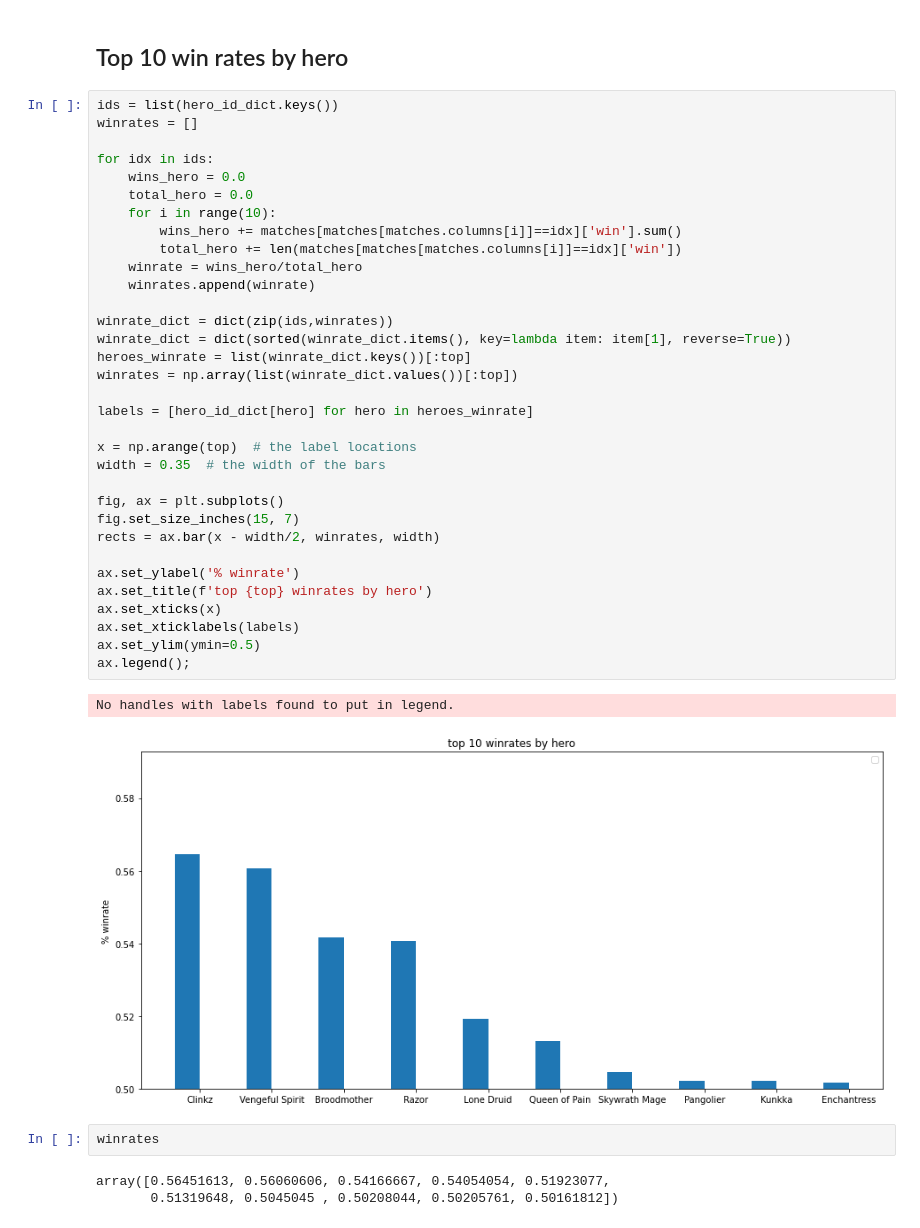
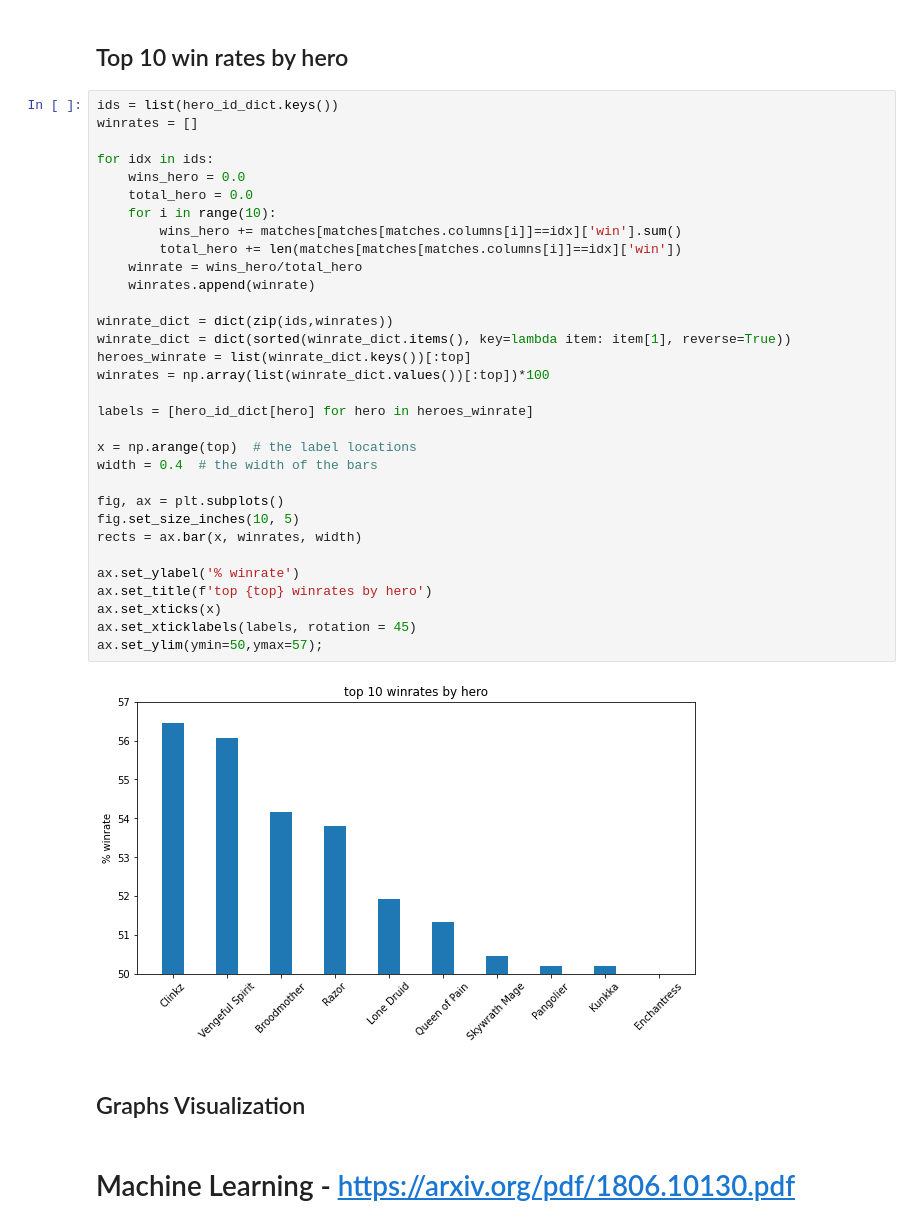
Before and after one commit to lucascbarbosa/Dota2-AI-Picker, a Jupyter notebook: main.ipynb, the cells around one changed output. Saved outputs shown, nothing was run; the diff lists cells and outputs as text.

```diff
--- a/main.ipynb
+++ b/main.ipynb
@@ -121,41 +140,38 @@ ax.legend();
 # %%
 ids = list(hero_id_dict.keys())
 winrates = []
 
 for idx in ids:
     wins_hero = 0.0
     total_hero = 0.0
     for i in range(10):
         wins_hero += matches[matches[matches.columns[i]]==idx]['win'].sum()
         total_hero += len(matches[matches[matches.columns[i]]==idx]['win'])
     winrate = wins_hero/total_hero
     winrates.append(winrate)
 
 winrate_dict = dict(zip(ids,winrates))
 winrate_dict = dict(sorted(winrate_dict.items(), key=lambda item: item[1], reverse=True))
 heroes_winrate = list(winrate_dict.keys())[:top]
-winrates = np.array(list(winrate_dict.values())[:top])
+winrates = np.array(list(winrate_dict.values())[:top])*100
 
 labels = [hero_id_dict[hero] for hero in heroes_winrate]
 
 x = np.arange(top)  # the label locations
-width = 0.35  # the width of the bars
+width = 0.4  # the width of the bars
 
 fig, ax = plt.subplots()
-fig.set_size_inches(15, 7)
-rects = ax.bar(x - width/2, winrates, width)
+fig.set_size_inches(10, 5)
+rects = ax.bar(x, winrates, width)
 
 ax.set_ylabel('% winrate')
 ax.set_title(f'top {top} winrates by hero')
 ax.set_xticks(x)
-ax.set_xticklabels(labels)
-ax.set_ylim(ymin=0.5)
-ax.legend();
+ax.set_xticklabels(labels, rotation = 45)
+ax.set_ylim(ymin=50,ymax=57);
 # %% [output]
-No handles with labels found to put in legend.
-[figure, old version]
+[figure, new version]
-# %%
-winrates
-# %% [output]
-array([0.56451613, 0.56060606, 0.54166667, 0.54054054, 0.51923077,
-       0.51319648, 0.5045045 , 0.50208044, 0.50205761, 0.50161812])
+# %% [markdown]
+## Graphs Visualization
+# %% [markdown]
+# Machine Learning - https://arxiv.org/pdf/1806.10130.pdf
```
Also changed, not shown: parts of 6 cells of this notebook, 1 other file.
